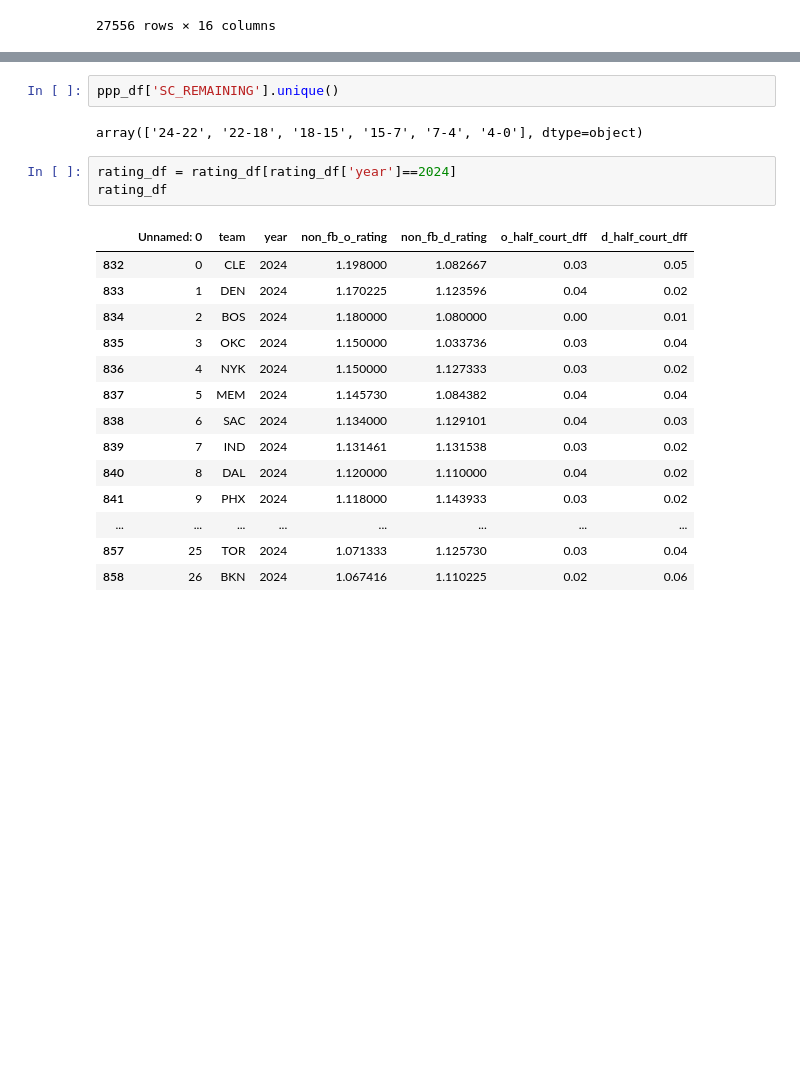
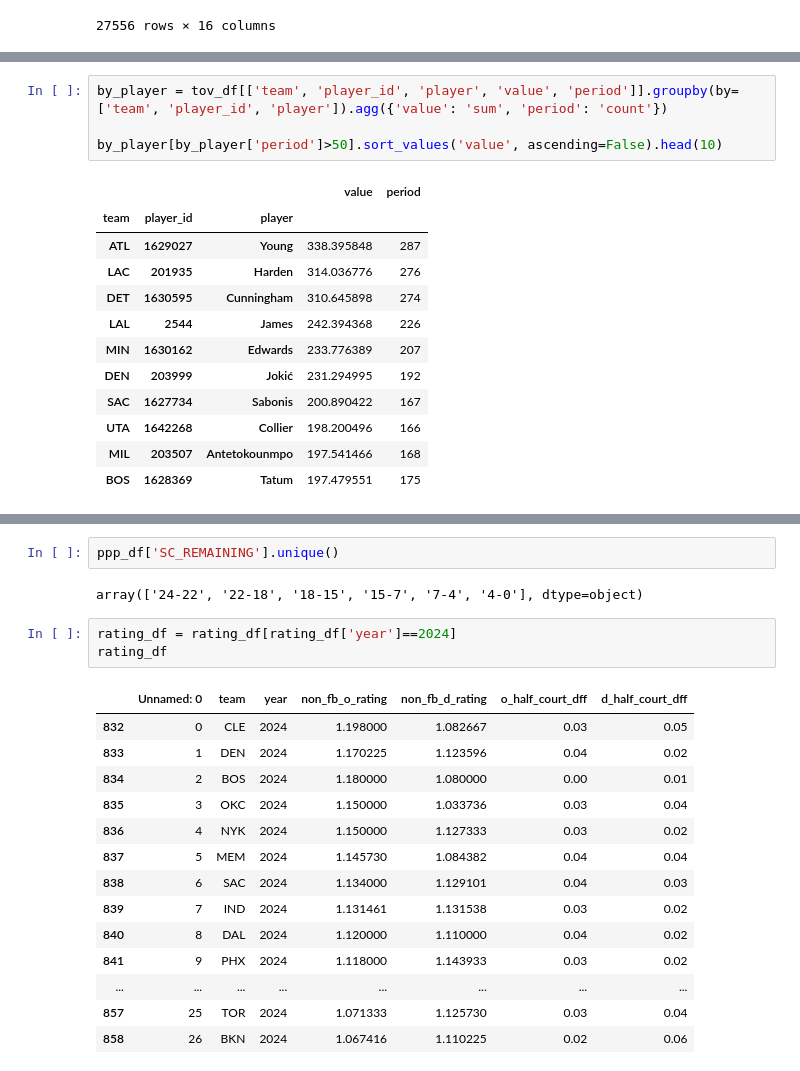
Before and after one commit to beckettsanderson/Turnover-Impact, a Jupyter notebook: get_ratings.ipynb, the cells around one changed output, grey strips where cells are left out. Drawn from its saved outputs; the diff is of its cells as text; blank space fills up the shorter version.

```diff
--- a/get_ratings.ipynb
+++ b/get_ratings.ipynb
@@ -144,0 +145,17 @@ by_player[by_player['period']>50].sort_values('value', ascending=False).head(10)
+# %%
+by_player = tov_df[['team', 'player_id', 'player', 'value', 'period']].groupby(by=['team', 'player_id', 'player']).agg({'value': 'sum', 'period': 'count'})
+
+by_player[by_player['period']>50].sort_values('value', ascending=False).head(10)
+# %% [output]
+|  |  |  | value | period |
+| team | player_id | player |  |  |
+| ATL | 1629027 | Young | 338.395848 | 287 |
+| LAC | 201935 | Harden | 314.036776 | 276 |
+| DET | 1630595 | Cunningham | 310.645898 | 274 |
+| LAL | 2544 | James | 242.394368 | 226 |
+| MIN | 1630162 | Edwards | 233.776389 | 207 |
+| DEN | 203999 | Jokić | 231.294995 | 192 |
+| SAC | 1627734 | Sabonis | 200.890422 | 167 |
+| UTA | 1642268 | Collier | 198.200496 | 166 |
+| MIL | 203507 | Antetokounmpo | 197.541466 | 168 |
+| BOS | 1628369 | Tatum | 197.479551 | 175 |
```
Also changed, not shown: parts of 5 cells of this notebook.
